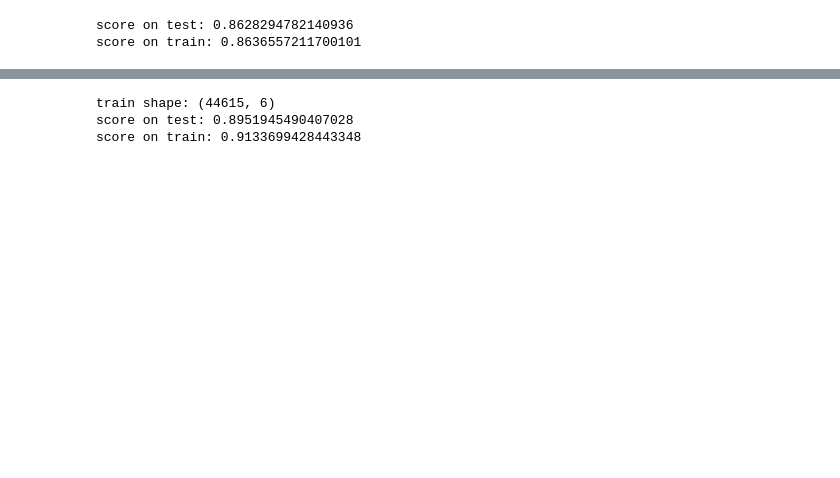
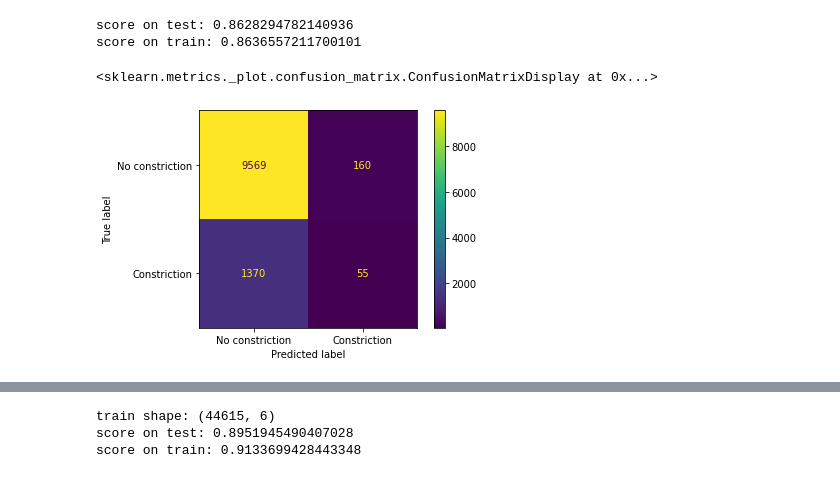
Before and after one commit to Msdot001/Predicting-width-constrictions-during-hot-rolling, a Jupyter notebook: model.ipynb, the cells around one changed output, grey strips where cells are left out. Saved outputs shown, nothing was run; the diff lists cells and outputs as text; code cells hidden in the pictures; blank space fills up the shorter version.

```diff
--- a/model.ipynb
+++ b/model.ipynb
@@ -84,9 +126,13 @@ score on train: 0.8703126751092681
 from sklearn.linear_model import LogisticRegression
 
 lr=LogisticRegression(max_iter=100)
-lr.fit(X_train, y_train)
+model = lr.fit(X_train, y_train)
+
 print("score on test: " + str(lr.score(X_test, y_test)))
 print("score on train: "+ str(lr.score(X_train, y_train)))
+
+#Applying prediction on tested dataset
+pred2 = model.predict(X_test)
 
 #score on test: 0.8628294782140936
 #score on train: 0.8636557211700101
@@ -95,3 +141,10 @@ print("score on train: "+ str(lr.score(X_train, y_train)))
 # %% [output]
 score on test: 0.8628294782140936
 score on train: 0.8636557211700101
+# %%
+from sklearn import metrics
+
+metrics.plot_confusion_matrix(model, X_test, y_test, display_labels=['No constriction', 'Constriction'])
+# %% [output]
+<sklearn.metrics._plot.confusion_matrix.ConfusionMatrixDisplay at 0x...>
+[figure, added]
```
Also changed, not shown: parts of 25 cells of this notebook.
